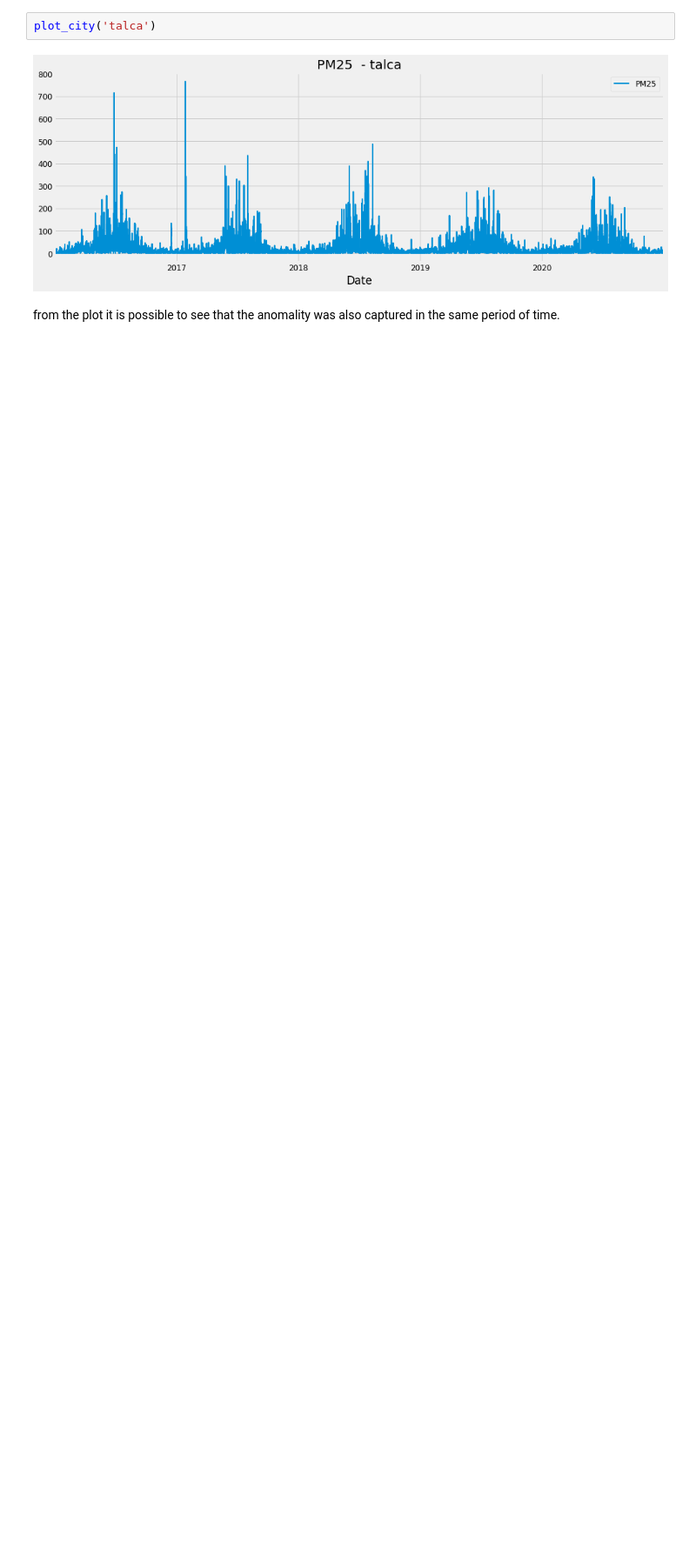
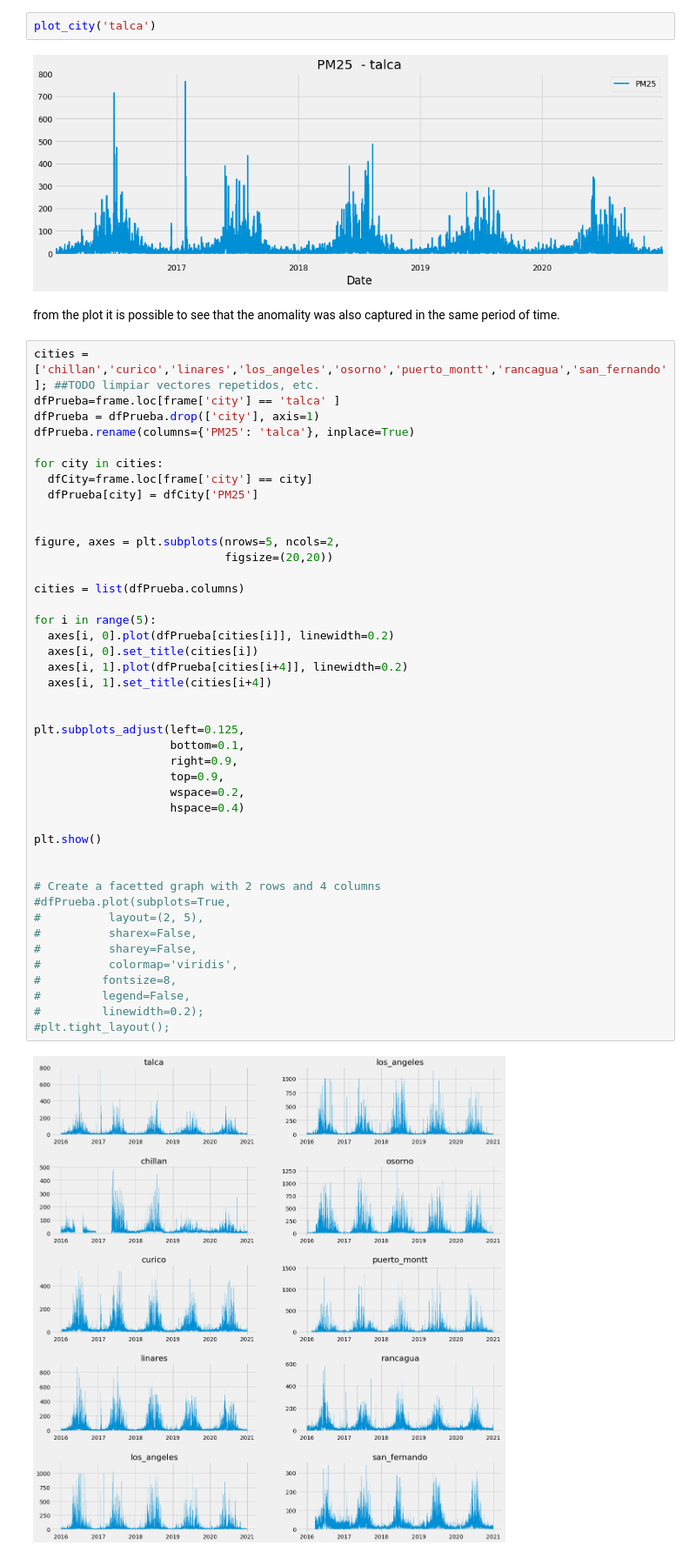
Before and after one commit to castudil/som-lstm, a Jupyter notebook: som_lstm.ipynb, the cells around one changed output. Shown: that part at 87% size. Drawn from its saved outputs; the diff is of its cells as text; blank space fills up the shorter version.

```diff
--- a/som_lstm.ipynb
+++ b/som_lstm.ipynb
@@ -87,3 +91,48 @@ plot_city('talca')
 [figure]
 # %% [markdown]
 from the plot it is possible to see that the anomality was also captured in the same period of time.
+# %%
+cities = ['chillan','curico','linares','los_angeles','osorno','puerto_montt','rancagua','san_fernando']; ##TODO limpiar vectores repetidos, etc.
+dfPrueba=frame.loc[frame['city'] == 'talca' ]
+dfPrueba = dfPrueba.drop(['city'], axis=1)
+dfPrueba.rename(columns={'PM25': 'talca'}, inplace=True)
+
+for city in cities:
+  dfCity=frame.loc[frame['city'] == city]
+  dfPrueba[city] = dfCity['PM25']
+
+
+figure, axes = plt.subplots(nrows=5, ncols=2,
+                            figsize=(20,20))
+
+cities = list(dfPrueba.columns)
+
+for i in range(5):
+  axes[i, 0].plot(dfPrueba[cities[i]], linewidth=0.2)
+  axes[i, 0].set_title(cities[i])
+  axes[i, 1].plot(dfPrueba[cities[i+4]], linewidth=0.2)
+  axes[i, 1].set_title(cities[i+4])
+
+
+plt.subplots_adjust(left=0.125,
+                    bottom=0.1,
+                    right=0.9,
+                    top=0.9,
+                    wspace=0.2,
+                    hspace=0.4)
+
+plt.show()
+
+
+# Create a facetted graph with 2 rows and 4 columns
+#dfPrueba.plot(subplots=True,
+#          layout=(2, 5),
+#          sharex=False,
+#          sharey=False,
+#          colormap='viridis',
+#         fontsize=8,
+#         legend=False,
+#         linewidth=0.2);
+#plt.tight_layout();
+# %% [output]
+[figure, added]
```
Also changed, not shown: parts of 6 cells of this notebook.
